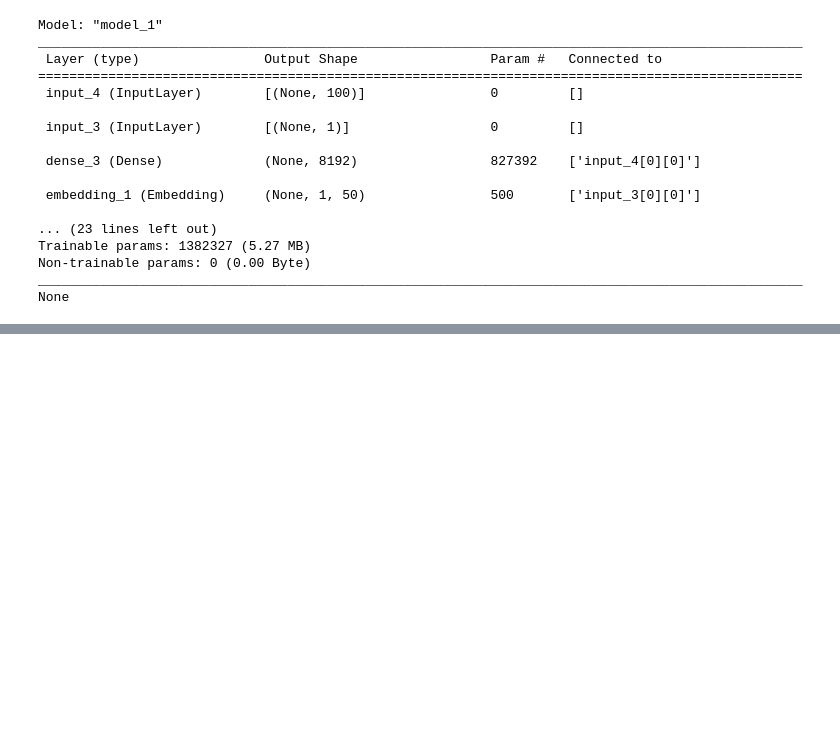
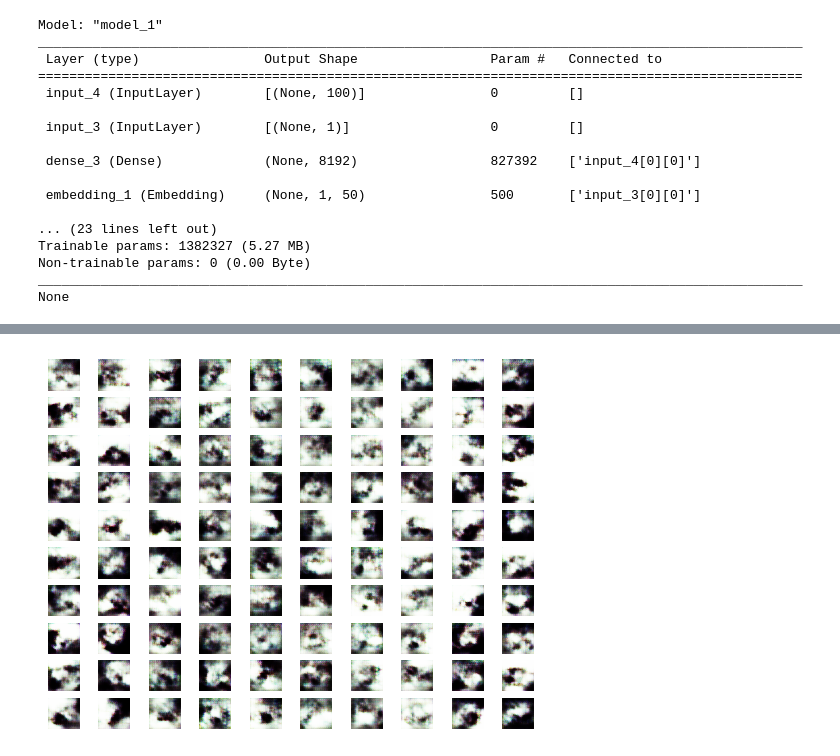
Before and after one commit to ajayramaraju/Machine-Learning, a Jupyter notebook: Conditional_GAN_Using_cifar10_dataset.ipynb, the cells around one changed output, grey strips where cells are left out. Drawn from its saved outputs; the diff is of its cells as text; code cells hidden in the pictures; blank space fills up the shorter version.

```diff
--- a/Conditional_GAN_Using_cifar10_dataset.ipynb
+++ b/Conditional_GAN_Using_cifar10_dataset.ipynb
@@ -339,7 +327,7 @@ import numpy as np
 # ship, truck
 
 # load model
-model = load_model('cifar_conditional_generator_250epochs.h5')
+model = load_model('cifar_conditional_generator_25epochs.h5')
 
 # generate multiple images
 
@@ -365,0 +355 @@ OSError: ignored
+[figure, added]
```
Also changed, not shown: parts of 4 cells of this notebook.
